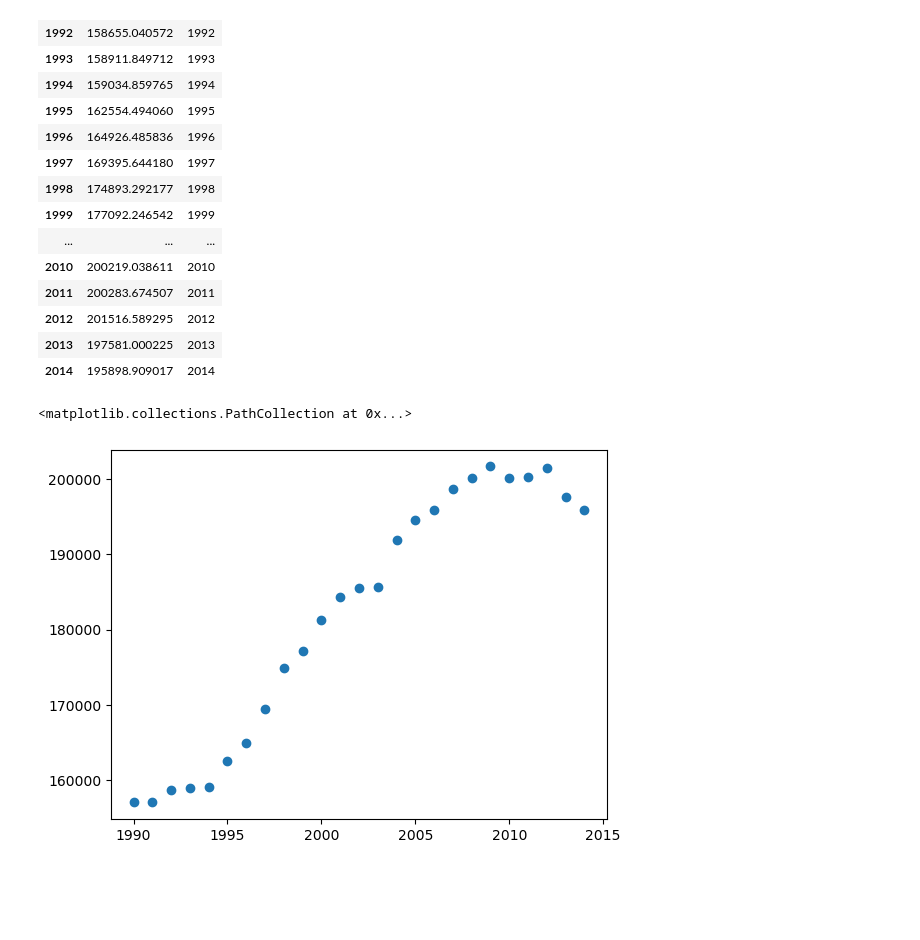
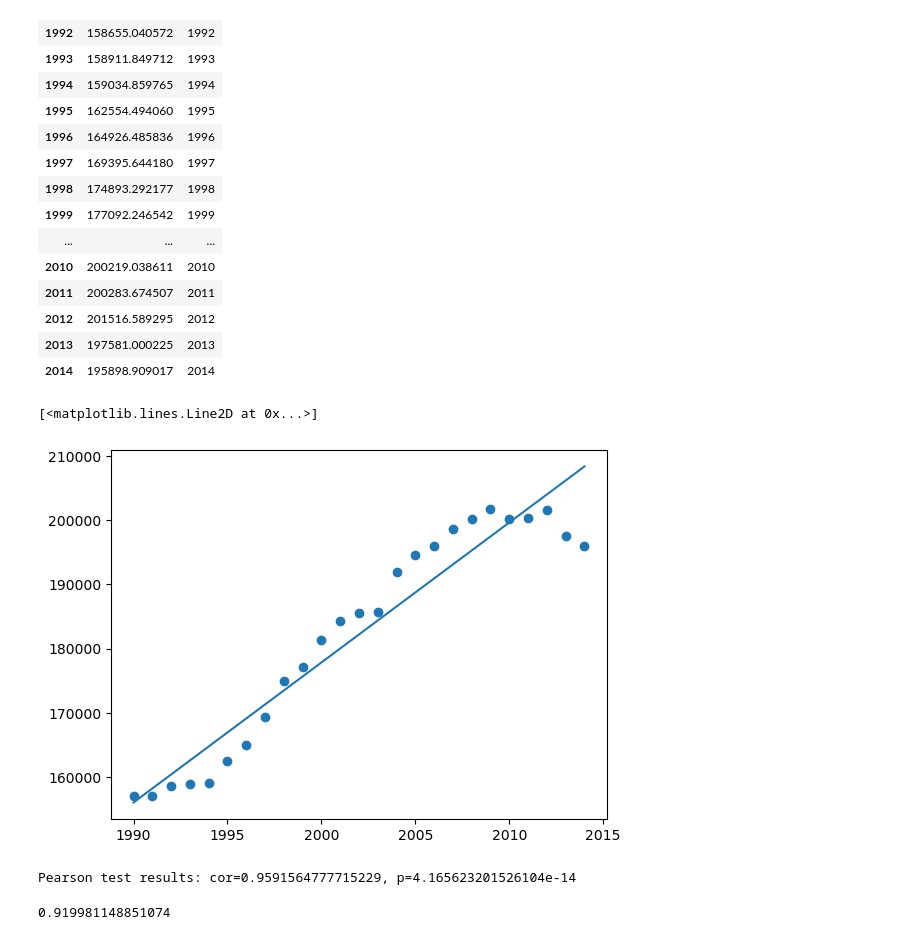
Before and after one commit to Thomas-Nguyen12/Weather_website, a Jupyter notebook: forecast.ipynb, the cells around one changed output. Drawn from its saved outputs; the diff is of its cells as text; code cells hidden in the pictures; blank space fills up the shorter version.

```diff
--- a/forecast.ipynb
+++ b/forecast.ipynb
@@ -305,8 +333,24 @@ australia
 | 2012 | 201516.589295 | 2012 |
 | 2013 | 197581.000225 | 2013 |
 | 2014 | 195898.909017 | 2014 |
-# %%
-plt.scatter(australia.year, australia.value)
-# %% [output]
-<matplotlib.collections.PathCollection at 0x...>
-[figure, removed]
+# %%
+plt.scatter(australia.year, australia.value)
+import numpy as np
+
+reg = np.polyfit(australia.year, australia.value, deg=1)
+trend = np.polyval(reg, australia.year)
+plt.plot(australia.year, trend)
+# %% [output]
+[<matplotlib.lines.Line2D at 0x...>]
+[figure, added]
+# %%
+from scipy.stats import *
+
+c, p = pearsonr(australia.year, australia.value)
+print (f"Pearson test results: cor={c}, p={p}")
+# %% [output]
+Pearson test results: cor=0.9591564777715229, p=4.165623201526104e-14
+# %%
+0.9591564777715229 ** 2
+# %% [output]
+0.919981148851074
```
Also changed, not shown: parts of 10 cells of this notebook, 38 other files.
